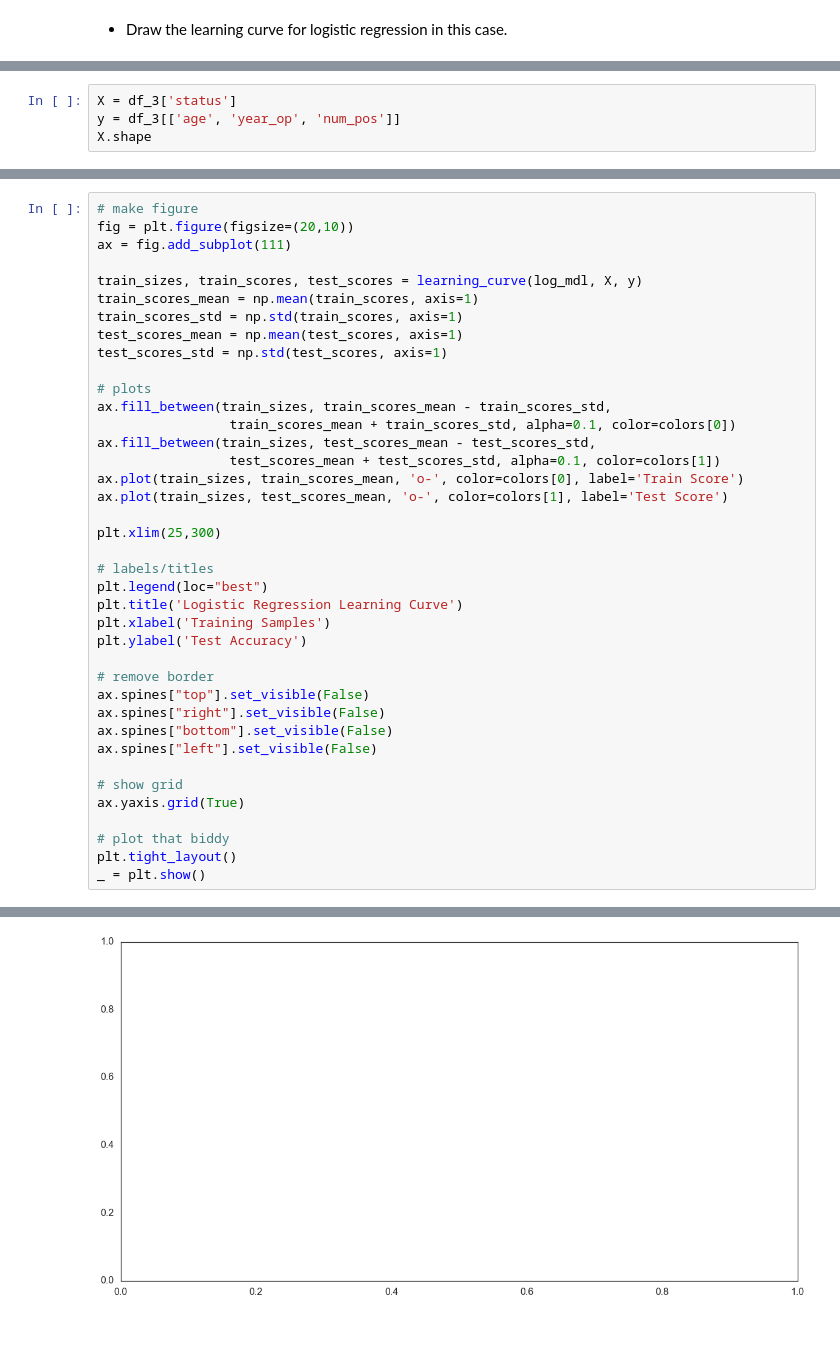
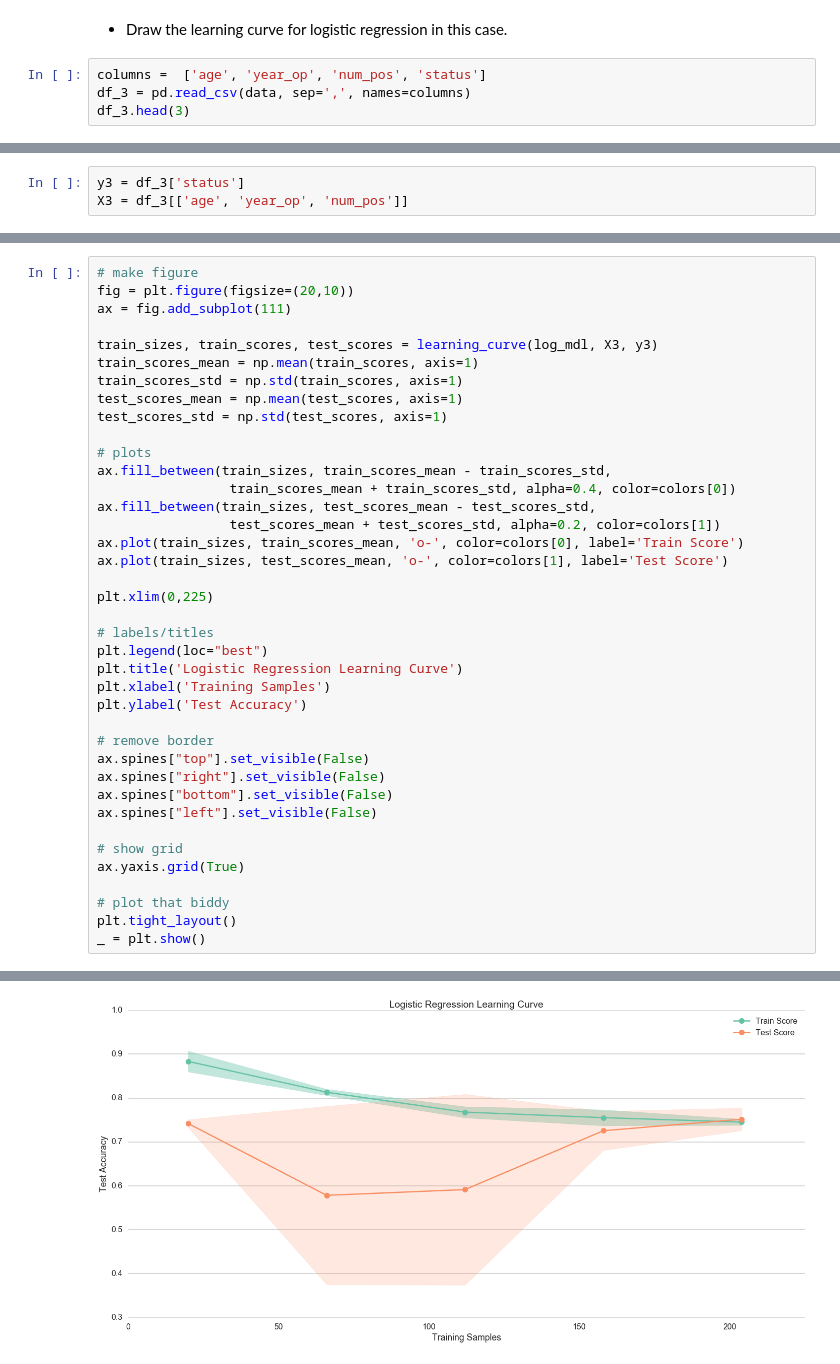
Before and after one commit to robinsones/dsp, a Jupyter notebook: challenges/submissions/05-classification/bryant/05-classification.ipynb, the cells around one changed output, grey strips where cells are left out. Drawn from its saved outputs; the diff is of its cells as text; blank space fills up the shorter version.

```diff
--- a/challenges/submissions/05-classification/bryant/05-classification.ipynb
+++ b/challenges/submissions/05-classification/bryant/05-classification.ipynb
@@ -966,3 +966,7 @@ lst
 <font color='blue'>Number of positive axillary nodes detected carries the most influence over the model prediction (positive correlation) while year of the operation has a negative correlation.</font>
 # %% [markdown]
 * Draw the learning curve for logistic regression in this case.
+# %%
+columns =  ['age', 'year_op', 'num_pos', 'status']
+df_3 = pd.read_csv(data, sep=',', names=columns)
+df_3.head(3)
@@ -969,4 +978,3 @@ lst
 # %%
-X = df_3['status']
-y = df_3[['age', 'year_op', 'num_pos']]
-X.shape
+y3 = df_3['status']
+X3 = df_3[['age', 'year_op', 'num_pos']]
@@ -977,7 +983,7 @@ X.shape
 fig = plt.figure(figsize=(20,10))
 ax = fig.add_subplot(111)
 
-train_sizes, train_scores, test_scores = learning_curve(log_mdl, X, y)
+train_sizes, train_scores, test_scores = learning_curve(log_mdl, X3, y3)
 train_scores_mean = np.mean(train_scores, axis=1)
 train_scores_std = np.std(train_scores, axis=1)
 test_scores_mean = np.mean(test_scores, axis=1)
@@ -985,13 +991,13 @@ test_scores_std = np.std(test_scores, axis=1)
 
 # plots
 ax.fill_between(train_sizes, train_scores_mean - train_scores_std,
-                 train_scores_mean + train_scores_std, alpha=0.1, color=colors[0])
+                 train_scores_mean + train_scores_std, alpha=0.4, color=colors[0])
 ax.fill_between(train_sizes, test_scores_mean - test_scores_std,
-                 test_scores_mean + test_scores_std, alpha=0.1, color=colors[1])
+                 test_scores_mean + test_scores_std, alpha=0.2, color=colors[1])
 ax.plot(train_sizes, train_scores_mean, 'o-', color=colors[0], label='Train Score')
 ax.plot(train_sizes, test_scores_mean, 'o-', color=colors[1], label='Test Score')
 
-plt.xlim(25,300)
+plt.xlim(0,225)
 
 # labels/titles
 plt.legend(loc="best")
@@ -1016 +1021 @@ ValueError: bad input shape (20, 3)
-[figure, old version]
+[figure, new version]
```
Also changed, not shown: parts of 11 cells of this notebook.
